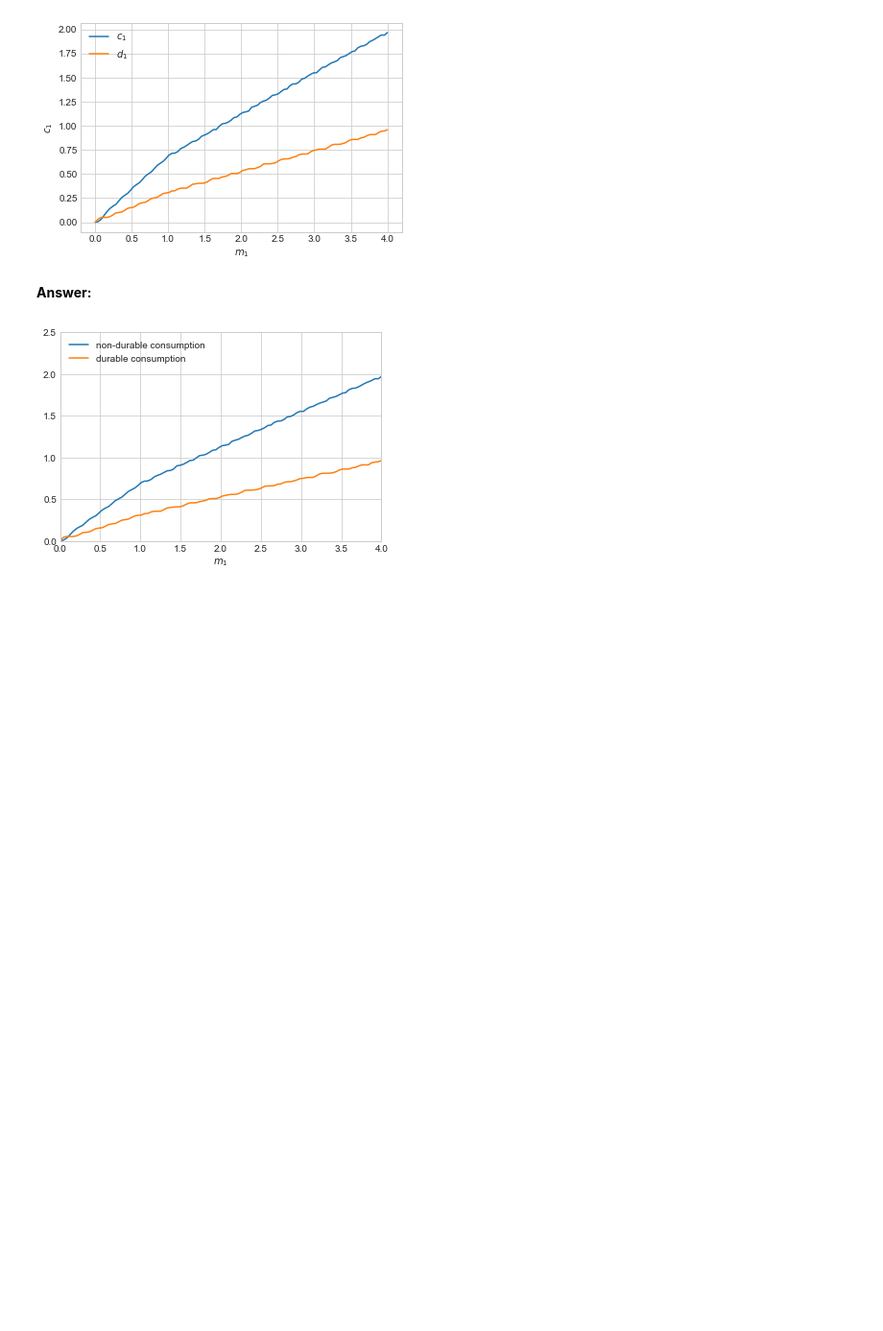
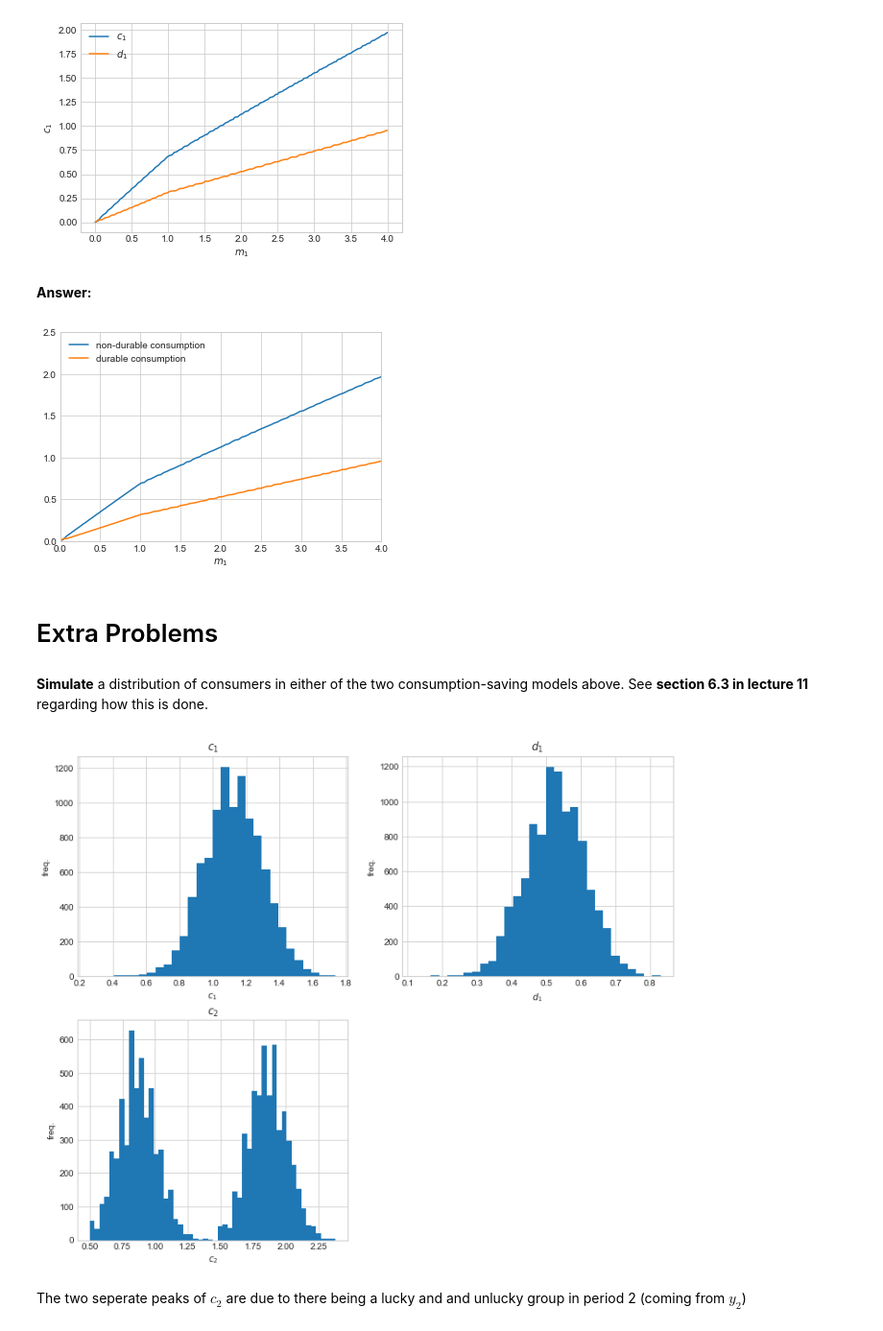
Before and after one commit to AskerNC/exercises-2020, a Jupyter notebook: PS7/problem_set_7.ipynb, the cells around one changed output. Shown at 96% size. Drawn from its saved outputs; the diff is of its cells as text; code cells hidden in the pictures; blank space fills up the shorter version.

Commit message:
PS7-Extra problem

```diff
--- a/PS7/problem_set_7.ipynb
+++ b/PS7/problem_set_7.ipynb
@@ -1067,11 +1066,11 @@ fig.colorbar(cs);
 # %% [markdown]
 **Question B:** Find optimal consumption and choices of durables in the first period as a function of cash-on-hand and plot it.
 # %%
-v2_interp = interpolate.RegularGridInterpolator([m2_vec,d2_vec], v2_grid,
+v2s_interp = interpolate.RegularGridInterpolator([m2s,d2s], v2s_grid,
                                                     bounds_error=False,fill_value=None)
 
 
-def solve_1(alpha,rho,nu,kappa,Delta,beta,r,v2_interp,size=100):
+def solve_1(alpha,rho,nu,kappa,Delta,beta,r,v2_interp,size=200):
     m1s = np.linspace(1e-4,4,size)
     c1s,d1s,v1s = [np.empty(size) for i in range(3)]
 
@@ -1089,7 +1088,7 @@ def solve_1(alpha,rho,nu,kappa,Delta,beta,r,v2_interp,size=100):
         c1s[i],d1s[i]=result.x
     return v1s,d1s, c1s,m1s
 
-v1s,d1s, c1s,m1s = solve_1(alpha,rho,nu,kappa,Delta,beta,r,v2_interp)
+v1s,d1s, c1s,m1s = solve_1(alpha,rho,nu,kappa,Delta,beta,r,v2s_interp)
 
 # c. plot
 fig = plt.figure()
@@ -1160,3 +1159,50 @@ ax.set_xlim([0,4])
 ax.set_ylim([0,2.5]);
 # %% [output]
 [figure]
+# %% [markdown]
+# Extra Problems
+# %% [markdown]
+**Simulate** a distribution of consumers in either of the two consumption-saving models above. See **section 6.3 in lecture 11** regarding
+how this is done.
+# %%
+c2s_interp = interpolate.RegularGridInterpolator([m2s,d2s], c2s_grid,
+                                                bounds_error=False,fill_value=None)
+c1s_interp = interpolate.RegularGridInterpolator([m1s], c1s,
+                                                bounds_error=False,fill_value=None)
+d1s_interp = interpolate.RegularGridInterpolator([m1s], d1s,
+                                                bounds_error=False,fill_value=None)
+# %%
+np.random.seed(1997)
+simN = 10000
+sim_m1 = np.fmax(np.random.normal(2,0.4,size=simN),0.1) #This minimum bound for m1 is 0.1
+
+# b. period 1
+sim_c1 = c1s_interp(sim_m1)
+sim_d1 = d1s_interp(sim_m1)
+
+# c. transition to period 2 with calulation of m2 and random y:
+bis = np.random.binomial(1,0.5,size=simN)
+y2s = np.array([1-Delta+2*Delta*bi for bi in bis])
+
+
+sim_m2 = (1+r)*(sim_m1-sim_c1-sim_d1)+np.random.choice([0.5,1.5],p=[0.5,0.5],size=simN)
+
+
+# d. period 2
+sim_c2 = c2s_interp((sim_m2,sim_d1))
+# %%
+fig = plt.figure(figsize=(12,10))
+axes = [fig.add_subplot(2,2,1),fig.add_subplot(2,2,2),fig.add_subplot(2,2,3)]
+vecs = [sim_c1,sim_d1,sim_c2]
+names = ['$c_{1}$','$d_{1}$','$c_{2}$']
+bins_list = [30,30,50]
+
+for ax, vec, name,bins in zip(axes,vecs,names,bins_list):
+    ax.hist(vec,bins=bins)
+    ax.set_xlabel(name)
+    ax.set_ylabel('freq.')
+    ax.set_title(name);
+# %% [output]
+[figure, added]
+# %% [markdown]
+The two seperate peaks of $c_{2}$ are due to there being a lucky and and unlucky group in period 2 (coming from $y_{2}$)
```
Also changed, not shown: parts of 6 cells of this notebook.
